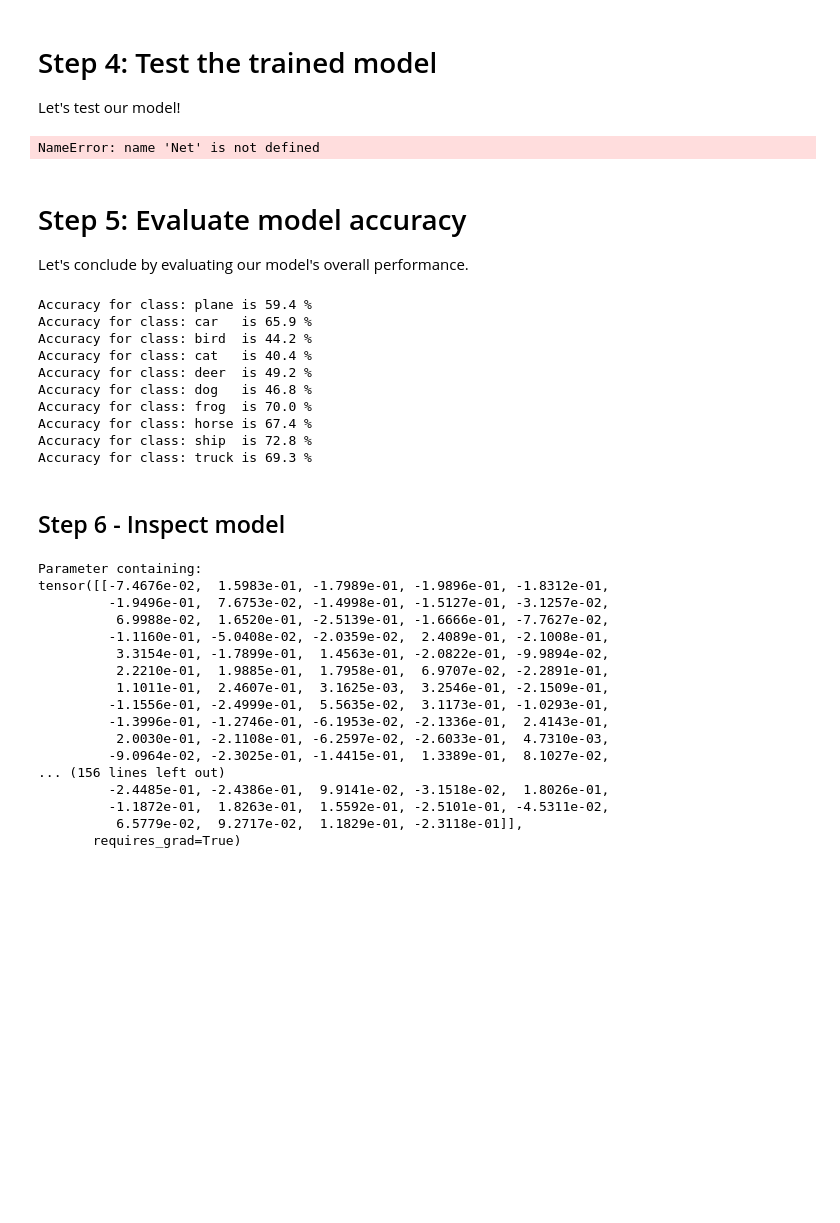
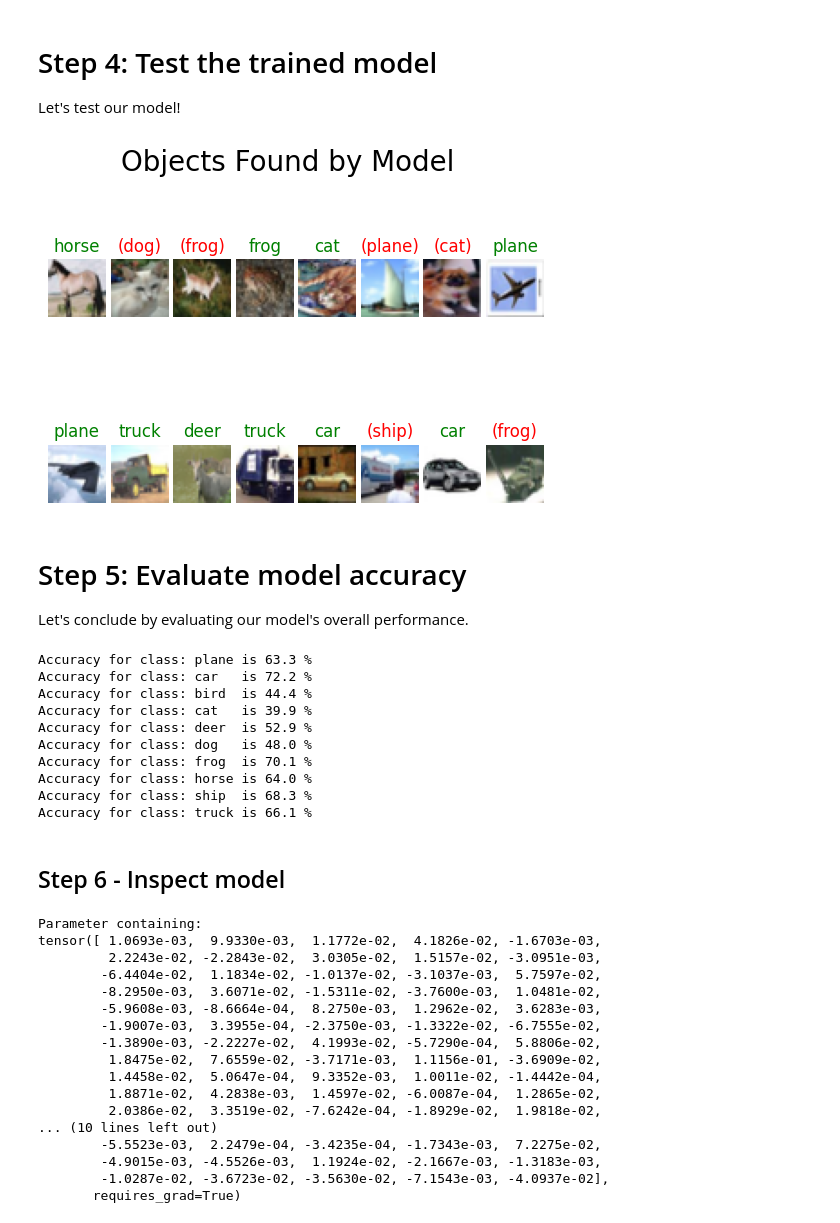
Before and after one commit to hsn10/jupy-torch, a Jupyter notebook: notebooks/cifar10-pytorch.ipynb, the cells around one changed output. Cells and saved outputs as stored; diff of their text form; code cells hidden in the pictures; blank space fills up the shorter version.

```diff
--- a/notebooks/cifar10-pytorch.ipynb
+++ b/notebooks/cifar10-pytorch.ipynb
@@ -88,7 +88,7 @@ class Net(nn.Module):
     def forward(self, x):
         x = self.pool(F.relu(self.conv1(x)))
         x = self.pool(F.relu(self.conv2(x)))
-        x = torch.flatten(x, 1)
+        x = x.view(-1, 16 * 5 * 5)
         x = F.leaky_relu(self.fc1(x), negative_slope=Net.SLOPE)
         x = F.leaky_relu(self.fc2(x), negative_slope=Net.SLOPE)
         # x = F.softmax(self.fc3(x), dim=1)
@@ -98,7 +98,7 @@ net = Net()
 
 # Define a loss function and optimizer
 criterion = nn.CrossEntropyLoss()
-optimizer = optim.SGD(net.parameters(), lr=1e-5, momentum=0.9, weight_decay=1e-6)
+optimizer = optim.SGD(net.parameters(), lr=1e-5, momentum=0.9, weight_decay=1e-7)
 # Define the learning rate scheduler
 ## scheduler = ExponentialLR(optimizer, gamma=0.8)  # gamma controls the decay rate
 scheduler = ReduceLROnPlateau(optimizer, mode='min', factor=0.3, patience=3, threshold=1e-4, threshold_mode="abs", min_lr=1e-8)
@@ -117,7 +117,7 @@ PyTorch trains our network by adjusting its parameters and evaluating its perfor
 # %%
 from tqdm import tqdm
 
-EPOCHS = 20
+EPOCHS = 5
 net.train()
 print("Training...")
 for epoch in range(EPOCHS):
@@ -166,35 +160,35 @@ images, labels = next(dataiter)
 # Load our model
 net = Net()
 net.load_state_dict(torch.load(PATH))
 net.eval()
 
 # Analyze images
 outputs = net(images)
 _, predicted = torch.max(outputs, 1)
 
 # Show results
 for i in range(batch_size):
     # Add new subplot
     plt.subplot(2, int(batch_size/2), i + 1)
     # Plot the image
     img = images[i]
     img = img / 2 + 0.5
     npimg = img.numpy()
     plt.imshow(np.transpose(npimg, (1, 2, 0)))
     plt.axis('off')
     # Add the image's label
     color = "green"
     label = classes[predicted[i]]
     if classes[labels[i]] != classes[predicted[i]]:
         color = "red"
         label = "(" + label + ")"
     plt.title(label, color=color)
 
 plt.suptitle('Objects Found by Model', size=20)
-plt.subplots_adjust(hspace=0.01)  # Adjust the value as needed
+plt.subplots_adjust(hspace=0.01, wspace=0.08)  # Adjust the value as needed
 plt.show()
 # %% [output]
-NameError: name 'Net' is not defined
+[figure, added]
 # %% [markdown]
 # Step 5: Evaluate model accuracy
 
@@ -220,36 +214,36 @@ for classname, correct_count in correct_pred.items():
     accuracy = 100 * float(correct_count) / total_pred[classname]
     print(f'Accuracy for class: {classname:5s} is {accuracy:.1f} %')
 # %% [output]
-Accuracy for class: plane is 59.4 %
-Accuracy for class: car   is 65.9 %
-Accuracy for class: bird  is 44.2 %
-Accuracy for class: cat   is 40.4 %
-Accuracy for class: deer  is 49.2 %
-Accuracy for class: dog   is 46.8 %
-Accuracy for class: frog  is 70.0 %
-Accuracy for class: horse is 67.4 %
-Accuracy for class: ship  is 72.8 %
-Accuracy for class: truck is 69.3 %
+Accuracy for class: plane is 63.3 %
+Accuracy for class: car   is 72.2 %
+Accuracy for class: bird  is 44.4 %
+Accuracy for class: cat   is 39.9 %
+Accuracy for class: deer  is 52.9 %
+Accuracy for class: dog   is 48.0 %
+Accuracy for class: frog  is 70.1 %
+Accuracy for class: horse is 64.0 %
+Accuracy for class: ship  is 68.3 %
+Accuracy for class: truck is 66.1 %
 # %% [markdown]
 ## Step 6 - Inspect model
 # %%
-weights = net.fc3.weight
+weights = net.fc1.bias
 print(weights)
 # %% [output]
 Parameter containing:
-tensor([[-7.4676e-02,  1.5983e-01, -1.7989e-01, -1.9896e-01, -1.8312e-01,
-         -1.9496e-01,  7.6753e-02, -1.4998e-01, -1.5127e-01, -3.1257e-02,
-          6.9988e-02,  1.6520e-01, -2.5139e-01, -1.6666e-01, -7.7627e-02,
-         -1.1160e-01, -5.0408e-02, -2.0359e-02,  2.4089e-01, -2.1008e-01,
-          3.3154e-01, -1.7899e-01,  1.4563e-01, -2.0822e-01, -9.9894e-02,
-          2.2210e-01,  1.9885e-01,  1.7958e-01,  6.9707e-02, -2.2891e-01,
-          1.1011e-01,  2.4607e-01,  3.1625e-03,  3.2546e-01, -2.1509e-01,
-         -1.1556e-01, -2.4999e-01,  5.5635e-02,  3.1173e-01, -1.0293e-01,
-         -1.3996e-01, -1.2746e-01, -6.1953e-02, -2.1336e-01,  2.4143e-01,
-          2.0030e-01, -2.1108e-01, -6.2597e-02, -2.6033e-01,  4.7310e-03,
-         -9.0964e-02, -2.3025e-01, -1.4415e-01,  1.3389e-01,  8.1027e-02,
-... (156 lines left out)
-         -2.4485e-01, -2.4386e-01,  9.9141e-02, -3.1518e-02,  1.8026e-01,
-         -1.1872e-01,  1.8263e-01,  1.5592e-01, -2.5101e-01, -4.5311e-02,
-          6.5779e-02,  9.2717e-02,  1.1829e-01, -2.3118e-01]],
+tensor([ 1.0693e-03,  9.9330e-03,  1.1772e-02,  4.1826e-02, -1.6703e-03,
+         2.2243e-02, -2.2843e-02,  3.0305e-02,  1.5157e-02, -3.0951e-03,
+        -6.4404e-02,  1.1834e-02, -1.0137e-02, -3.1037e-03,  5.7597e-02,
+        -8.2950e-03,  3.6071e-02, -1.5311e-02, -3.7600e-03,  1.0481e-02,
+        -5.9608e-03, -8.6664e-04,  8.2750e-03,  1.2962e-02,  3.6283e-03,
+        -1.9007e-03,  3.3955e-04, -2.3750e-03, -1.3322e-02, -6.7555e-02,
+        -1.3890e-03, -2.2227e-02,  4.1993e-02, -5.7290e-04,  5.8806e-02,
+         1.8475e-02,  7.6559e-02, -3.7171e-03,  1.1156e-01, -3.6909e-02,
+         1.4458e-02,  5.0647e-04,  9.3352e-03,  1.0011e-02, -1.4442e-04,
+         1.8871e-02,  4.2838e-03,  1.4597e-02, -6.0087e-04,  1.2865e-02,
+         2.0386e-02,  3.3519e-02, -7.6242e-04, -1.8929e-02,  1.9818e-02,
+... (10 lines left out)
+        -5.5523e-03,  2.2479e-04, -3.4235e-04, -1.7343e-03,  7.2275e-02,
+        -4.9015e-03, -4.5526e-03,  1.1924e-02, -2.1667e-03, -1.3183e-03,
+        -1.0287e-02, -3.6723e-02, -3.5630e-02, -7.1543e-03, -4.0937e-02],
        requires_grad=True)
```
Also changed, not shown: parts of 2 cells of this notebook.
